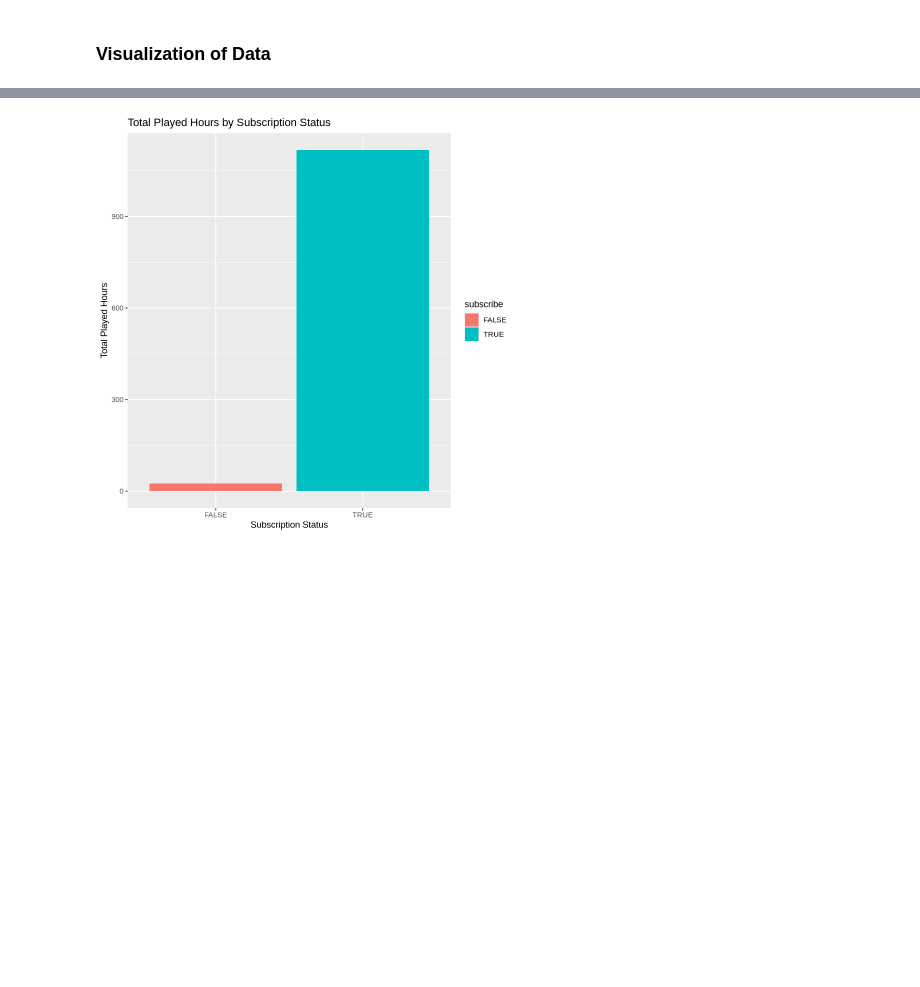
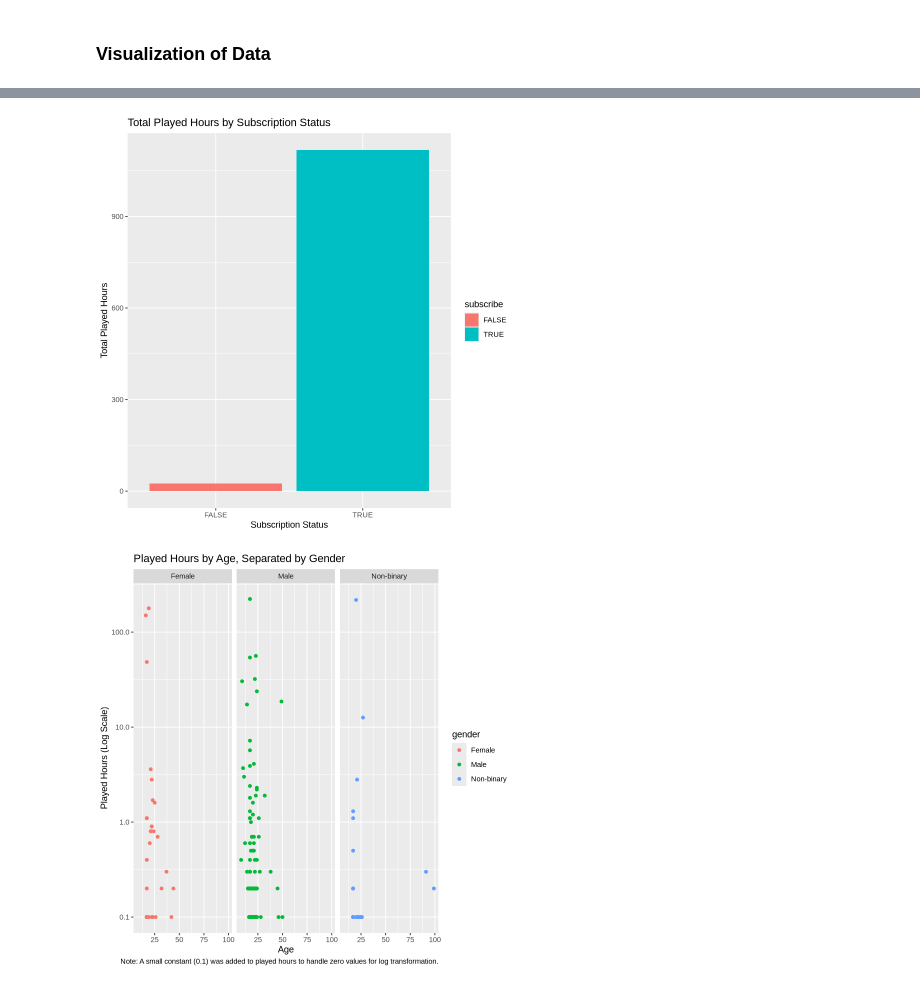
Before and after one commit to EvanSchmit/dsci-100-final-project, a Jupyter notebook: final-project.ipynb, the cells around one changed output, grey strips where cells are left out. Drawn from its saved outputs; the diff is of its cells as text; code cells hidden in the pictures; blank space fills up the shorter version.

Commit message:
Fixed played_hours_log being in the dataset

```diff
--- a/final-project.ipynb
+++ b/final-project.ipynb
@@ -165,8 +165,8 @@ A tibble: 185 × 6
 # %% [markdown]
 ### Visualization of Data
 # %%
+
 # Plot 1, bar graph showing how played hours relates to experience
-
 grouped_data_experience <- players_clean3 |>
   group_by(experience) |>
   summarise(total_played_hours = sum(played_hours, na.rm = TRUE))
@@ -212,39 +212,40 @@ ggplot(players_clean3, aes(x = subscribe, y = played_hours, fill = subscribe)) +
 
 # Plot 5, scatterplot visualizing playtime for ages
 
-players_clean3 <- players_clean3 |>
+account_for_log0 <- players_clean3 |>
     mutate(played_hours_log = played_hours + 0.1) # Add a small constant to avoid log(0) - hard to see on graph
 
-ggplot(players_clean3, aes(x = age, y = played_hours_log, color = gender)) +
+ggplot(account_for_log0, aes(x = age, y = played_hours_log, color = gender)) +
     geom_point() +
     scale_y_log10() +
     facet_wrap(~ gender) +
     labs(
         title = "Played Hours by Age, Separated by Gender",
         x = "Age",
         y = "Played Hours (Log Scale)",
         caption = "Note: A small constant (0.1) was added to played hours to handle zero values for log transformation.")
 
 # Plot 6, bar graph showing average playtime for experience levels
 
 grouped_experience <- players_clean3 |>
   group_by(experience) |>
   summarise(average_played_hours = mean(played_hours, na.rm = TRUE))
 
 ggplot(grouped_experience, aes(x = experience, y = average_played_hours, fill = experience)) +
   geom_bar(stat = "identity") +
   labs(title = "Average Played Hours by Experience Level",
        x = "Experience Level",
        y = "Average Played Hours")
 
 # Plot 7, histogram showing distribution of played hours
 ggplot(players_clean3, aes(x = played_hours)) +
   geom_histogram(binwidth = 25, fill = "skyblue", color = "black") +
   labs(title = "Distribution of Played Hours",
        x = "Played Hours",
        y = "Count")
 # %% [output]
 [figure]
 [figure]
 [figure]
 [figure]
+[figure, added]
```
Also changed, not shown: parts of 2 cells of this notebook.
